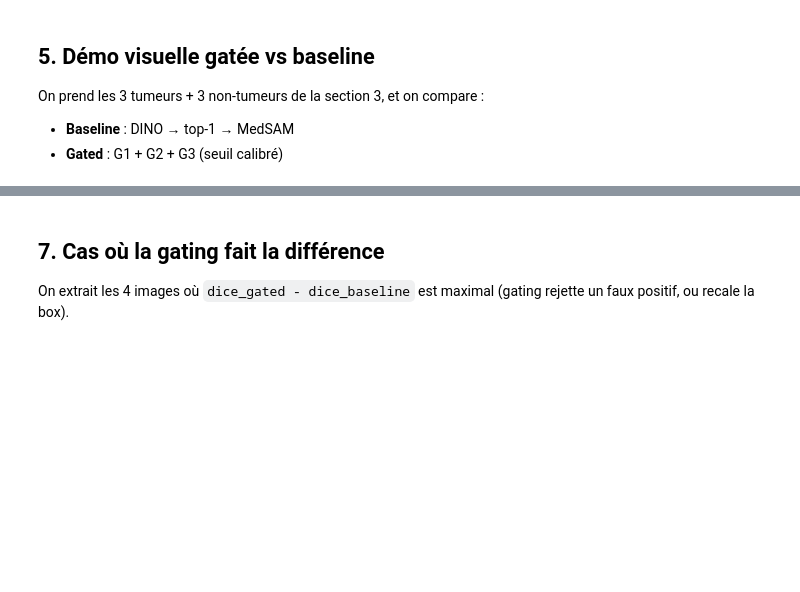
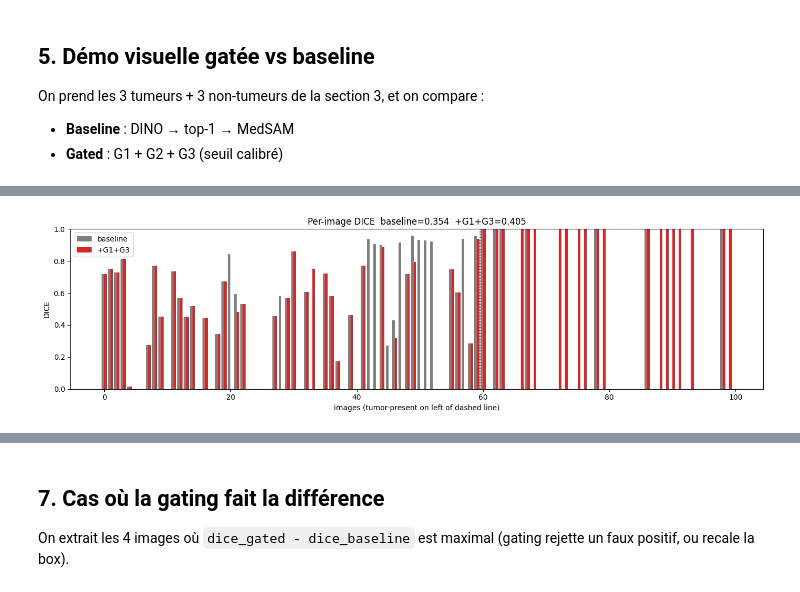
Before and after one commit to Azcatchi17/INF8225_Projet, a Jupyter notebook: msd_implementation/notebooks/dino_medsam_cascade/improved_pipeline.ipynb, the cells around one changed output, grey strips where cells are left out. Cells and saved outputs as stored; diff of their text form; code cells hidden in the pictures; blank space fills up the shorter version.

```diff
--- a/msd_implementation/notebooks/dino_medsam_cascade/improved_pipeline.ipynb
+++ b/msd_implementation/notebooks/dino_medsam_cascade/improved_pipeline.ipynb
@@ -381,27 +462,23 @@ plt.tight_layout(); plt.show()
 # %%
-# Per-image DICE comparison: baseline V2 vs best-F1 gated config
-best_name = max(
-    (name for name in ablation if name != 'baseline V2'),
-    key=lambda n: ablation[n][1].f1,
-)
-print(f'best gated config by F1: {best_name}')
-
-baseline_df = ablation['baseline V2'][0].set_index('file_name')
-best_df     = ablation[best_name][0].set_index('file_name')
+# Per-image DICE comparison: baseline vs best gated config
+baseline_df = ablation['baseline'][0].set_index('file_name')
+gated_df    = ablation['+G1+G3 threshold'][0].set_index('file_name')
 cmp = baseline_df[['has_tumor', 'dice']].rename(columns={'dice': 'dice_baseline'}).join(
-    best_df[['dice']].rename(columns={'dice': 'dice_best'})
+    gated_df[['dice']].rename(columns={'dice': 'dice_gated'})
 ).reset_index()
-cmp['dice_delta'] = cmp['dice_best'] - cmp['dice_baseline']
+cmp['dice_delta'] = cmp['dice_gated'] - cmp['dice_baseline']
 cmp = cmp.sort_values('has_tumor', ascending=False).reset_index(drop=True)
 
 fig, ax = plt.subplots(figsize=(14, 4))
 idx = np.arange(len(cmp))
-ax.bar(idx - 0.2, cmp['dice_baseline'], width=0.4, label='baseline V2', color='tab:gray')
-ax.bar(idx + 0.2, cmp['dice_best'], width=0.4, label=best_name, color='tab:red')
+ax.bar(idx - 0.2, cmp['dice_baseline'], width=0.4, label='baseline', color='tab:gray')
+ax.bar(idx + 0.2, cmp['dice_gated'], width=0.4, label='+G1+G3', color='tab:red')
 ax.axvline(cmp['has_tumor'].sum() - 0.5, color='k', ls=':', alpha=0.5)
-ax.set_xlabel('images (tumor-present à gauche de la ligne)')
+ax.set_xlabel('images (tumor-present on left of dashed line)')
 ax.set_ylabel('DICE')
-ax.set_title(f"Per-image DICE  baseline V2={cmp['dice_baseline'].mean():.3f}  {best_name}={cmp['dice_best'].mean():.3f}")
+ax.set_title(f"Per-image DICE  baseline={cmp['dice_baseline'].mean():.3f}  +G1+G3={cmp['dice_gated'].mean():.3f}")
 ax.legend(); ax.set_ylim(0, 1)
 plt.tight_layout(); plt.show()
+# %% [output]
+[figure, added]
 # %%
```
Also changed, not shown: parts of 17 cells of this notebook.
